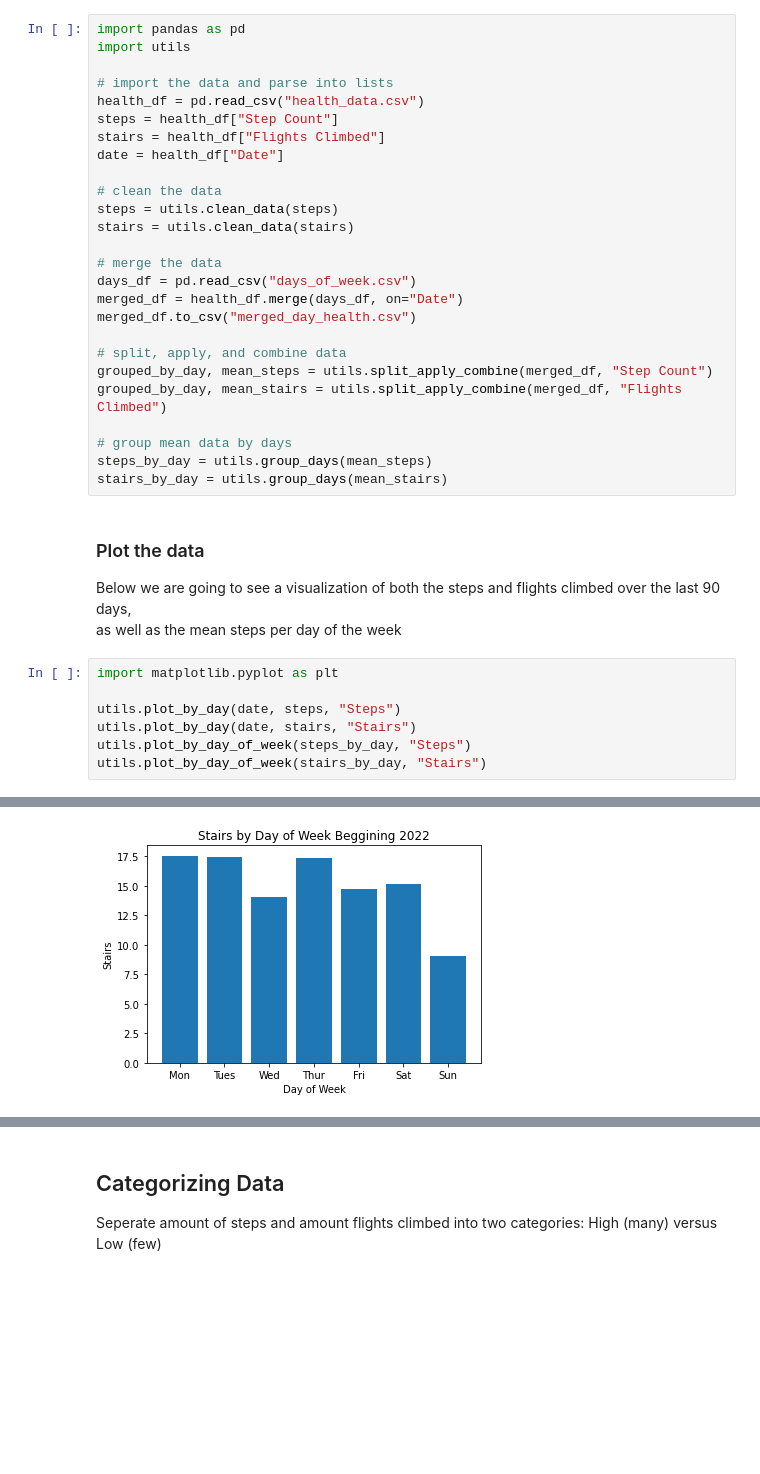
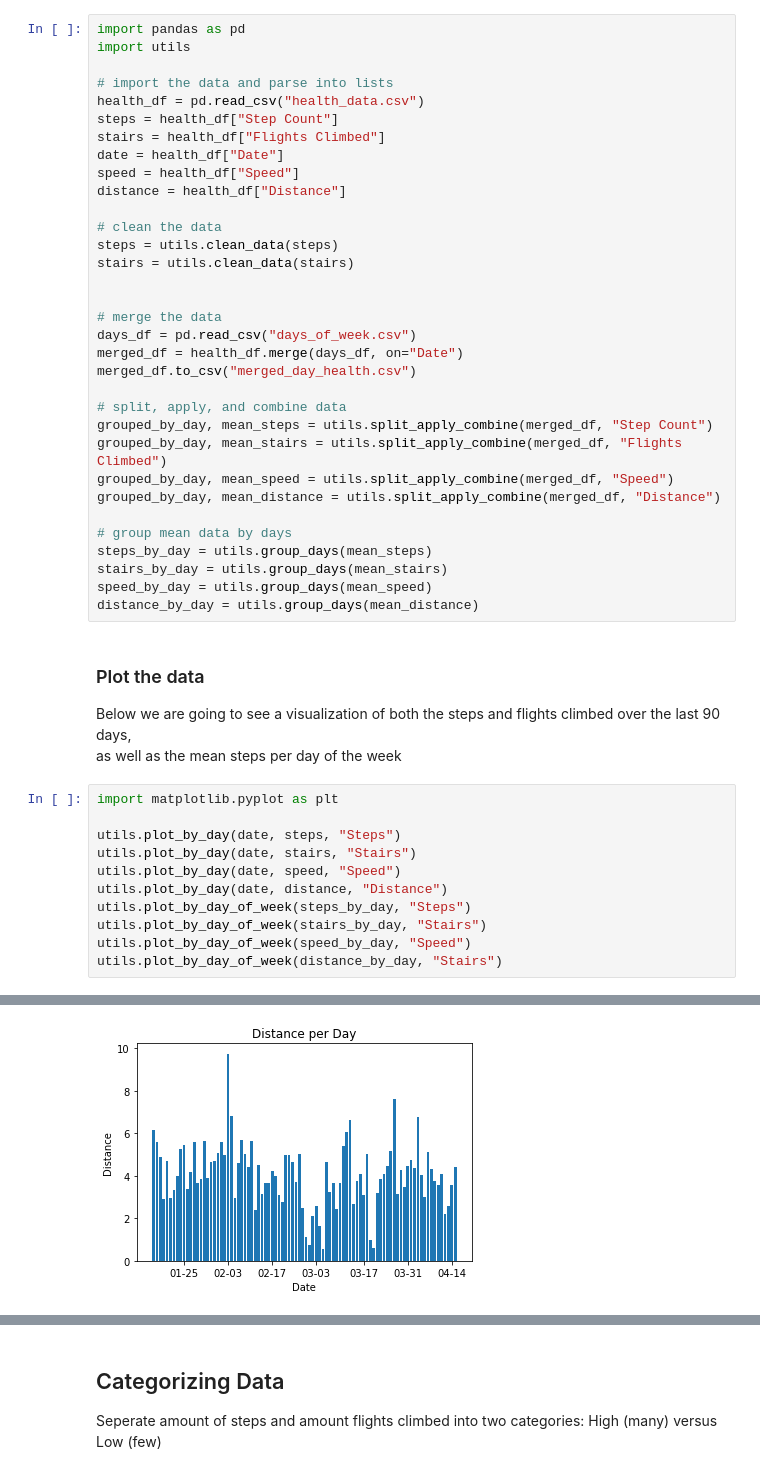
Before and after one commit to ColeRElfstrom/CPSC-222-Final-Project-, a Jupyter notebook: main.ipynb, the cells around one changed output, grey strips where cells are left out. Cells and saved outputs as stored; diff of their text form; blank space fills up the shorter version.

```diff
--- a/main.ipynb
+++ b/main.ipynb
@@ -13,10 +13,13 @@ health_df = pd.read_csv("health_data.csv")
 steps = health_df["Step Count"]
 stairs = health_df["Flights Climbed"]
 date = health_df["Date"]
+speed = health_df["Speed"]
+distance = health_df["Distance"]
 
 # clean the data
 steps = utils.clean_data(steps)
 stairs = utils.clean_data(stairs)
+
 
 # merge the data
 days_df = pd.read_csv("days_of_week.csv")
@@ -26,10 +29,14 @@ merged_df.to_csv("merged_day_health.csv")
 # split, apply, and combine data
 grouped_by_day, mean_steps = utils.split_apply_combine(merged_df, "Step Count")
 grouped_by_day, mean_stairs = utils.split_apply_combine(merged_df, "Flights Climbed")
+grouped_by_day, mean_speed = utils.split_apply_combine(merged_df, "Speed")
+grouped_by_day, mean_distance = utils.split_apply_combine(merged_df, "Distance")
 
 # group mean data by days
 steps_by_day = utils.group_days(mean_steps)
 stairs_by_day = utils.group_days(mean_stairs)
+speed_by_day = utils.group_days(mean_speed)
+distance_by_day = utils.group_days(mean_distance)
 # %% [markdown]
 ### Plot the data
 Below we are going to see a visualization of both the steps and flights climbed over the last 90 days,
@@ -39,8 +46,12 @@ import matplotlib.pyplot as plt
 
 utils.plot_by_day(date, steps, "Steps")
 utils.plot_by_day(date, stairs, "Stairs")
+utils.plot_by_day(date, speed, "Speed")
+utils.plot_by_day(date, distance, "Distance")
 utils.plot_by_day_of_week(steps_by_day, "Steps")
 utils.plot_by_day_of_week(stairs_by_day, "Stairs")
+utils.plot_by_day_of_week(speed_by_day, "Speed")
+utils.plot_by_day_of_week(distance_by_day, "Stairs")
 # %% [output]
 [figure]
 [figure]
@@ -48 +59 @@ utils.plot_by_day_of_week(stairs_by_day, "Stairs")
-[figure, old version]
+[figure, new version]
```
Also changed, not shown: parts of 6 cells of this notebook, 2 other files.
